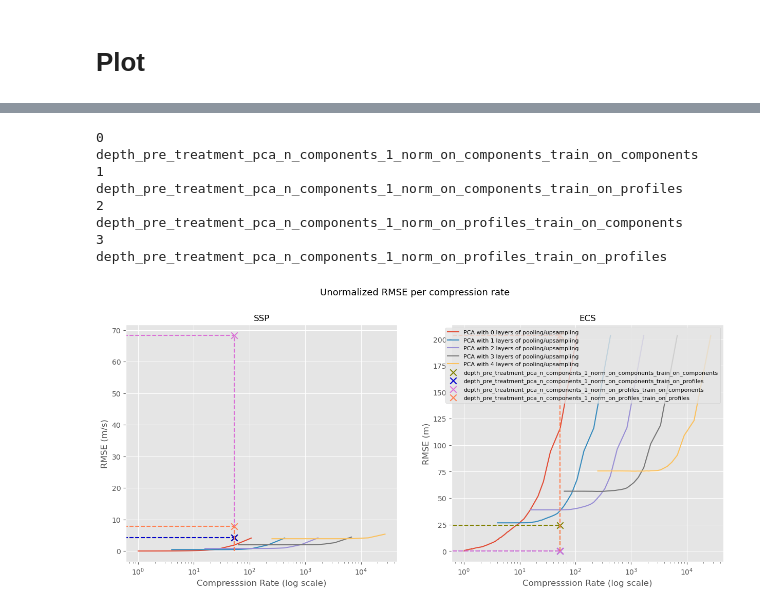
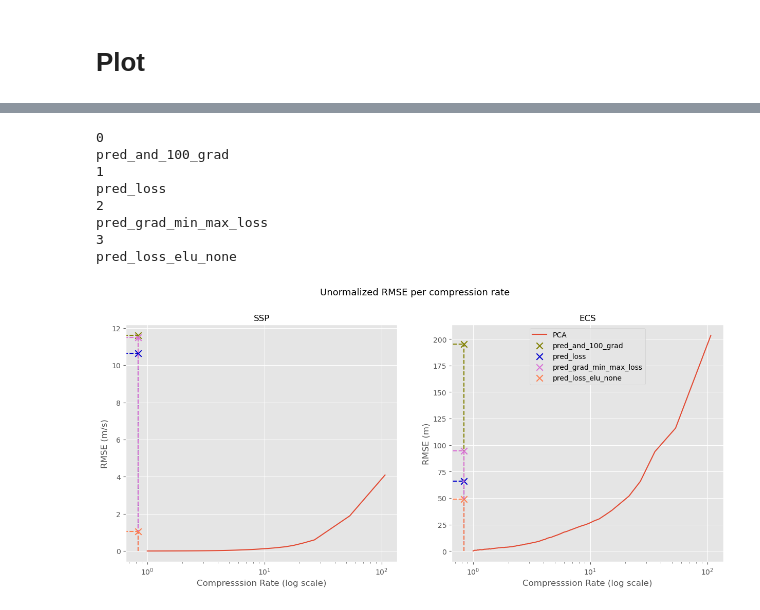
Before and after one commit to CIA-Oceanix/FASCINATION, a Jupyter notebook: notebooks/metrics_AE_3D.ipynb, the cells around one changed output, grey strips where cells are left out. Saved outputs shown, nothing was run; the diff lists cells and outputs as text; code cells hidden in the pictures.

```diff
--- a/notebooks/metrics_AE_3D.ipynb
+++ b/notebooks/metrics_AE_3D.ipynb
@@ -64,6 +64,6 @@ if load_pca:
 else:
     pca_rmse_dict = {}
 # %%
-pca_n_layers = 5 #Number of layers to keep for the PCA
+pca_n_layers = 1 #Number of layers to keep for the PCA
 # %% [markdown]
 # Functions
@@ -220,8 +80,9 @@ pca_n_layers = 5 #Number of layers to keep for the PCA
 # %%
-base_dir = "outputs/AE/AE_CNN_3D/visualisation"
 
-# Initialize an empty dictionary
 ckpt_dict = {}
+
+base_dir = "outputs/AE/AE_CNN_3D/visualisation/"
+
 
 # List the first-level directories in the base directory
 first_level_dirs = next(os.walk(base_dir))[1]
@@ -529,12 +356,6 @@ for model in ae_rmse_dict["SSP"].keys():
     sorted_components = [key[2] if len(key)==5 else key[1] for key in sorted_keys]
     components_sorted_ae_rmse_dict["SSP"][model] = (sorted_components, [ae_rmse_dict["SSP"][model][key] for key in sorted_keys])
     components_sorted_ae_rmse_dict["ECS"][model] = (sorted_components, [ae_rmse_dict["ECS"][model][key] for key in sorted_keys])
-
-
-
-    if filtering:
-        components_sorted_ae_rmse_dict["Filtered SSP"][model] = (sorted_components, [ae_rmse_dict["Filtered SSP"][model][key] for key in sorted_keys])
-        components_sorted_ae_rmse_dict["Filtered ECS"][model] = (sorted_components, [ae_rmse_dict["Filtered ECS"][model][key] for key in sorted_keys])
 # %%
 
 colors = ['olive', 'mediumblue', 'orchid', 'coral',
@@ -691,10 +486,6 @@ for model in ae_rmse_dict["SSP"].keys():
     # sorted_components = [key[2] for key in sorted_keys]
     cr_sorted_ae_rmse_dict["SSP"][model] = (sorted_cr_key, [ae_rmse_dict["SSP"][model][cr_key_dict[key]] for key in sorted_cr_key])
     cr_sorted_ae_rmse_dict["ECS"][model] = (sorted_cr_key, [ae_rmse_dict["ECS"][model][cr_key_dict[key]] for key in sorted_cr_key])
-
-    if filtering:
-        cr_sorted_ae_rmse_dict["Filtered SSP"][model] = (sorted_cr_key, [ae_rmse_dict["Filtered SSP"][model][cr_key_dict[key]]  for key in sorted_cr_key])
-        cr_sorted_ae_rmse_dict["Filtered ECS"][model] = (sorted_cr_key, [ae_rmse_dict["Filtered ECS"][model][cr_key_dict[key]]  for key in sorted_cr_key])
 # %%
 ecs_max = False
 filtering = False
@@ -739,17 +530,6 @@ for model in cr_sorted_ae_rmse_dict["SSP"].keys():
         i=i+1
 
 
-        if filtering:
-
-            axs[0].scatter(cr_sorted_ae_rmse_dict["Filtered SSP"][model][0], cr_sorted_ae_rmse_dict["Filtered SSP"][model][1], color=colors[i], marker='x', s=80, label = f"{model} filtered, kernel={best_median_kernel}")  # s adjusts the cross size
-            axs[0].hlines(cr_sorted_ae_rmse_dict["Filtered SSP"][model][1], xmin=0, xmax=cr_sorted_ae_rmse_dict["Filtered SSP"][model][0], colors=colors[i], linestyles='dashed')
-            axs[0].vlines(cr_sorted_ae_rmse_dict["Filtered SSP"][model][0], ymin=0, ymax=cr_sorted_ae_rmse_dict["Filtered SSP"][model][1], colors=colors[i], linestyles='dashed')
-
-            axs[1].scatter(cr_sorted_ae_rmse_dict["Filtered ECS"][model][0], cr_sorted_ae_rmse_dict["Filtered ECS"][model][1], color=colors[i], marker='x', s=80, label = f"{model}, filtered, kernel={best_median_kernel}")  # s adjusts the cross size
-            axs[1].hlines(cr_sorted_ae_rmse_dict["Filtered ECS"][model][1], xmin=0, xmax=cr_sorted_ae_rmse_dict["Filtered ECS"][model][0], colors=colors[i],linestyles='dashed')
-            axs[1].vlines(cr_sorted_ae_rmse_dict["Filtered ECS"][model][0], ymin=0, ymax=cr_sorted_ae_rmse_dict["Filtered ECS"][model][1], colors=colors[i],linestyles='dashed')
-
-            i=i+1
 
 
 
@@ -768,16 +548,6 @@ for model in cr_sorted_ae_rmse_dict["SSP"].keys():
             i=i+1
 
 
-        if filtering:
-            axs[0].plot(cr_sorted_ae_rmse_dict["Filtered SSP"][model][0],cr_sorted_ae_rmse_dict["Filtered SSP"][model][1], c = colors[i], label = f"{model} filtered, kernel={best_median_kernel}")
-            axs[1].plot(cr_sorted_ae_rmse_dict["Filtered ECS"][model][0],cr_sorted_ae_rmse_dict["Filtered ECS"][model][1], c = colors[i], label = f"{model}, filtered: kernel={best_median_kernel}")
-
-            i=i+1
-
-            if ecs_max:
-                axs[1].plot(cr_sorted_ae_rmse_dict["Filtered ECS max"][model][0],cr_sorted_ae_rmse_dict["Filtered ECS max"][model][1], c = colors[i], label = f"{model} max algo, filtered: kernel={best_median_kernel}")
-
-                i=i+1
 
 
 
@@ -808,40 +578,35 @@ else:
         legend_fontsize = 8
     else:
         legend_fontsize = 10
 
     axs[1].legend(prop={'size': legend_fontsize})
 
 for ax in axs:
 
     ax.set_xlabel("Compresssion Rate (log scale)")
     ax.set_xscale("log")
 
 
 
 
 
 fig.suptitle(fig_title, fontsize = 13, y = 1.0)
 
 if save_fig:
 
     save_name = fig_title.replace(" ", "_").replace(",","").replace("\n","_").replace(":","")
 
     save_name = save_name + f"_normalized_{norm}"
 
-    if filtering:
-        save_name = save_name + f"_median_filter_kernel_{best_median_kernel}"
-
-    if ecs_max:
-        save_name = save_name + f"_ecs_max"
 
     plt.savefig(f"imgs/{save_name}.png", dpi=300, bbox_inches='tight')
 # %% [output]
 0
-depth_pre_treatment_pca_n_components_1_norm_on_components_train_on_components
+pred_and_100_grad
 1
-depth_pre_treatment_pca_n_components_1_norm_on_components_train_on_profiles
+pred_loss
 2
-depth_pre_treatment_pca_n_components_1_norm_on_profiles_train_on_components
+pred_grad_min_max_loss
 3
-depth_pre_treatment_pca_n_components_1_norm_on_profiles_train_on_profiles
+pred_loss_elu_none
-[figure, old version]
+[figure, new version]
```
Also changed, not shown: parts of 15 cells of this notebook, 12 other files.
